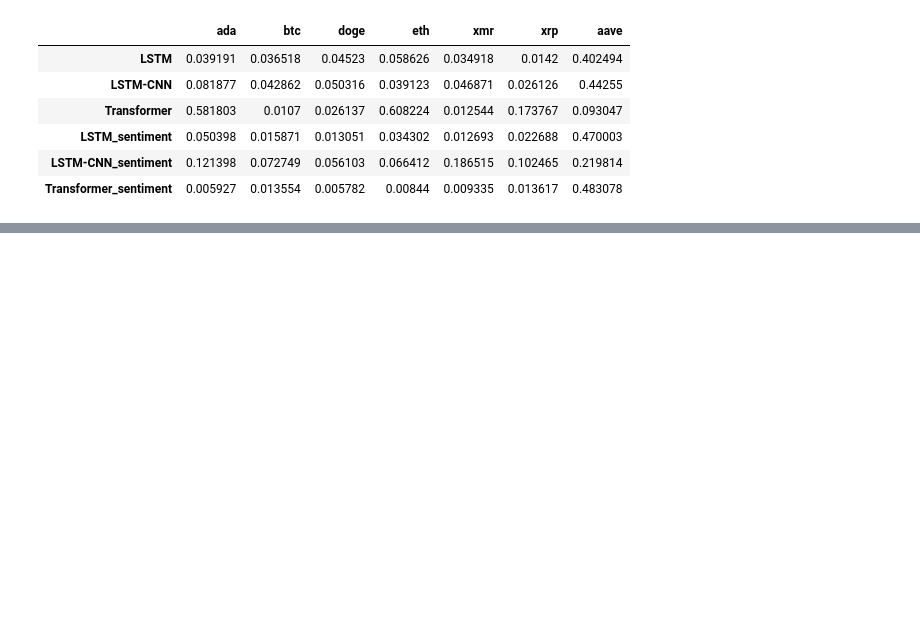
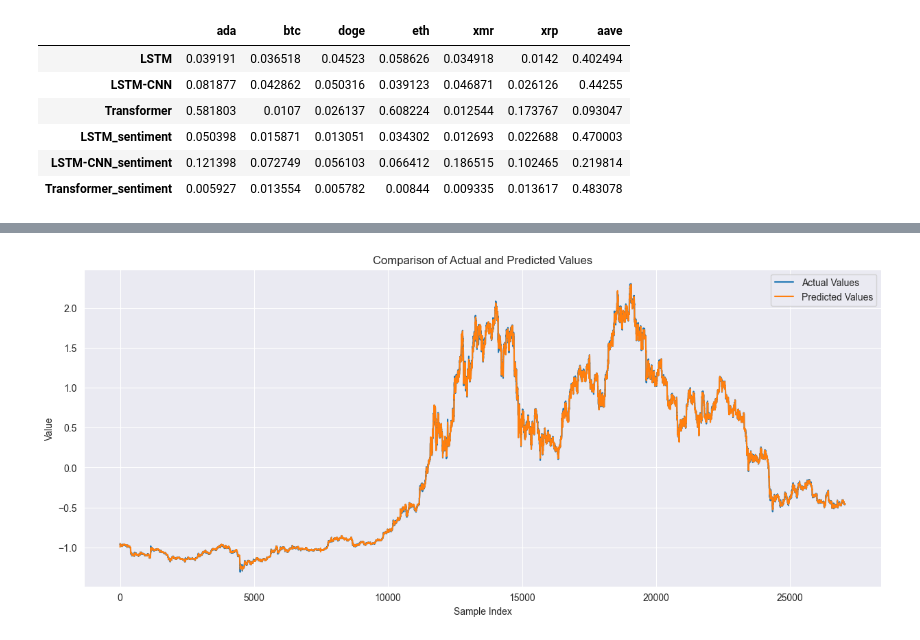
Before and after one commit to lucapetrh-dev/Transformers-Financial-Time-Series-Forecasting, a Jupyter notebook: models/run_all_sentiment.ipynb, the cells around one changed output, grey strips where cells are left out. Cells and saved outputs as stored; diff of their text form; code cells hidden in the pictures; blank space fills up the shorter version.

```diff
--- a/models/run_all_sentiment.ipynb
+++ b/models/run_all_sentiment.ipynb
@@ -482,0 +510,2 @@ results
+# %%
+tl_transformer, tl_history = fit_transformer(X_train, y_train, X_val, y_val)
@@ -482,0 +530,28 @@ results
+# %%
+from sklearn.metrics import mean_squared_error, mean_absolute_error, mean_absolute_percentage_error
+
+def evaluate(model, X_test, y_test):
+    model.evaluate(X_test, y_test, verbose=1)
+    y_pred = model.predict(X_test)
+
+    mse = mean_squared_error(y_test, y_pred)
+    mae = mean_absolute_error(y_test, y_pred)
+    mape = mean_absolute_percentage_error(y_test, y_pred)
+
+    return mse, mae, mape
+
+def plot_results(model, X_test, y_test):
+    model.evaluate(X_test, y_test, verbose=1)
+    y_pred = model.predict(X_test)
+    # Plotting
+    plt.figure(figsize=(15, 6))
+    plt.plot(y_test, label='Actual Values')
+    plt.plot(y_pred, label='Predicted Values')
+    plt.title('Comparison of Actual and Predicted Values')
+    plt.xlabel('Sample Index')
+    plt.ylabel('Value')
+    plt.legend()
+    plt.show()
+# %%
+plot_results(tl_transformer, X_train, y_train)
+# %% [output]
@@ -482,0 +560 @@ results
+[figure, added]
```
Also changed, not shown: parts of 11 cells of this notebook, 1 other file.
